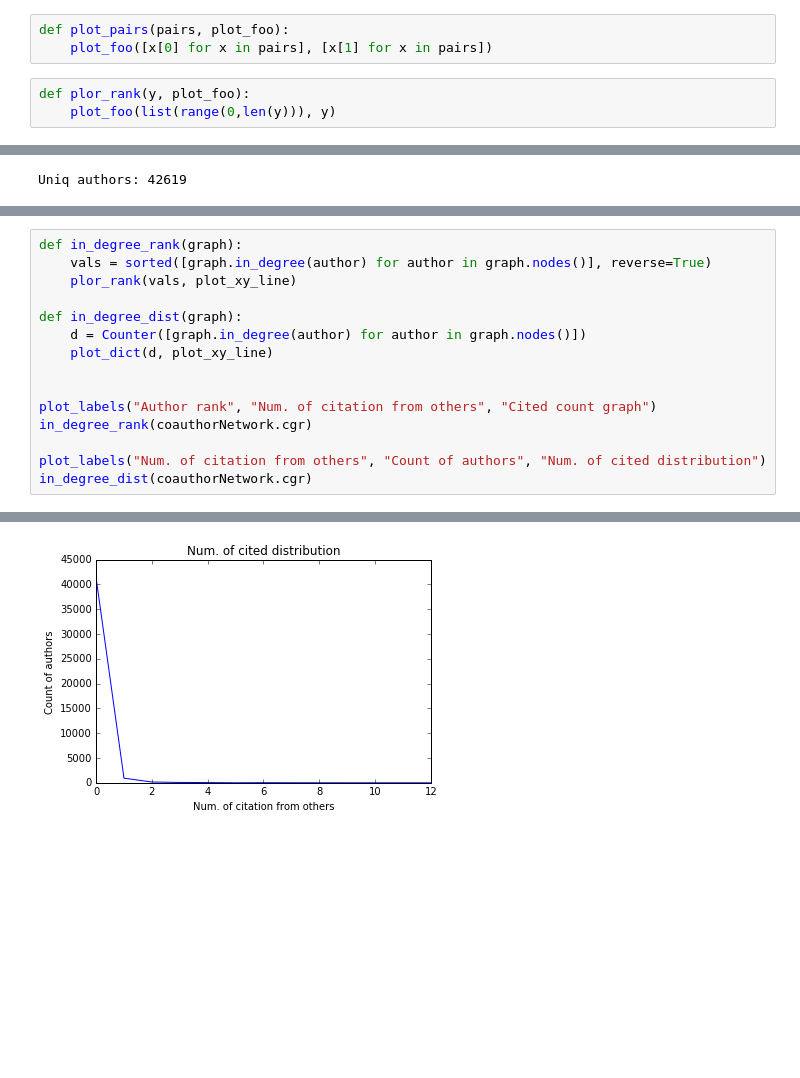
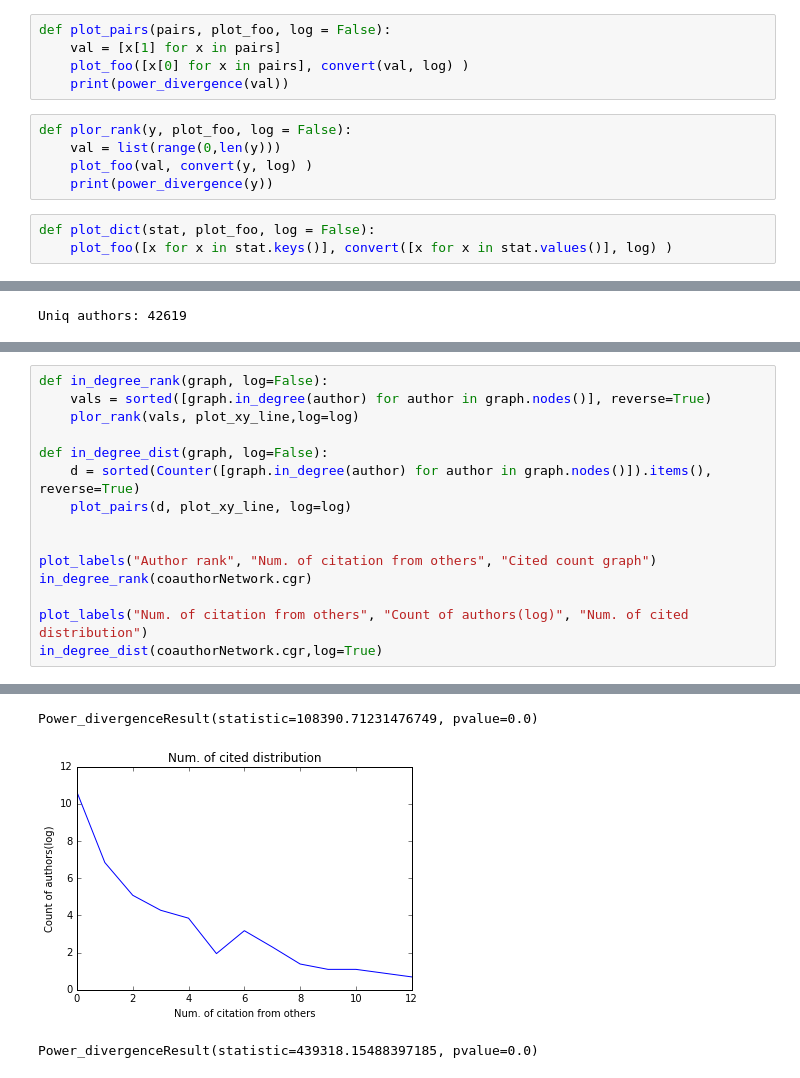
Before and after one commit to generall/citation_analisis, a Jupyter notebook: Distributions.ipynb, the cells around one changed output, grey strips where cells are left out. Drawn from its saved outputs; the diff is of its cells as text; blank space fills up the shorter version.

```diff
--- a/Distributions.ipynb
+++ b/Distributions.ipynb
@@ -20,6 +28,13 @@ def plot_xy_point(x, y):
+# %%
+def plot_pairs(pairs, plot_foo, log = False):
+    val = [x[1] for x in pairs]
+    plot_foo([x[0] for x in pairs], convert(val, log) )
+    print(power_divergence(val))
+# %%
+def plor_rank(y, plot_foo, log = False):
+    val = list(range(0,len(y)))
+    plot_foo(val, convert(y, log) )
+    print(power_divergence(y))
 # %%
-def plot_pairs(pairs, plot_foo):
-    plot_foo([x[0] for x in pairs], [x[1] for x in pairs])
+def plot_dict(stat, plot_foo, log = False):
+    plot_foo([x for x in stat.keys()], convert([x for x in stat.values()], log) )
-# %%
-def plor_rank(y, plot_foo):
-    plot_foo(list(range(0,len(y))), y)
@@ -64,21 +80,23 @@ neighbour_dist(coauthorNetwork.cgr)
 # %%
-def in_degree_rank(graph):
+def in_degree_rank(graph, log=False):
     vals = sorted([graph.in_degree(author) for author in graph.nodes()], reverse=True)
-    plor_rank(vals, plot_xy_line)
+    plor_rank(vals, plot_xy_line,log=log)
 
-def in_degree_dist(graph):
-    d = Counter([graph.in_degree(author) for author in graph.nodes()])
-    plot_dict(d, plot_xy_line)
+def in_degree_dist(graph, log=False):
+    d = sorted(Counter([graph.in_degree(author) for author in graph.nodes()]).items(), reverse=True)
+    plot_pairs(d, plot_xy_line, log=log)
 
 
 plot_labels("Author rank", "Num. of citation from others", "Cited count graph")
 in_degree_rank(coauthorNetwork.cgr)
 
-plot_labels("Num. of citation from others", "Count of authors", "Num. of cited distribution")
-in_degree_dist(coauthorNetwork.cgr)
+plot_labels("Num. of citation from others", "Count of authors(log)", "Num. of cited distribution")
+in_degree_dist(coauthorNetwork.cgr,log=True)
 # %% [output]
 [figure]
+Power_divergenceResult(statistic=108390.71231476749, pvalue=0.0)
-[figure, old version]
+[figure, new version]
+Power_divergenceResult(statistic=439318.15488397185, pvalue=0.0)
 # %%
 def coauth_cite_plot(network):
     p = [(network.cgr.in_degree(author), len(network.cgr.neighbors(author)))
```
Also changed, not shown: parts of 10 cells of this notebook, 1 other file.
